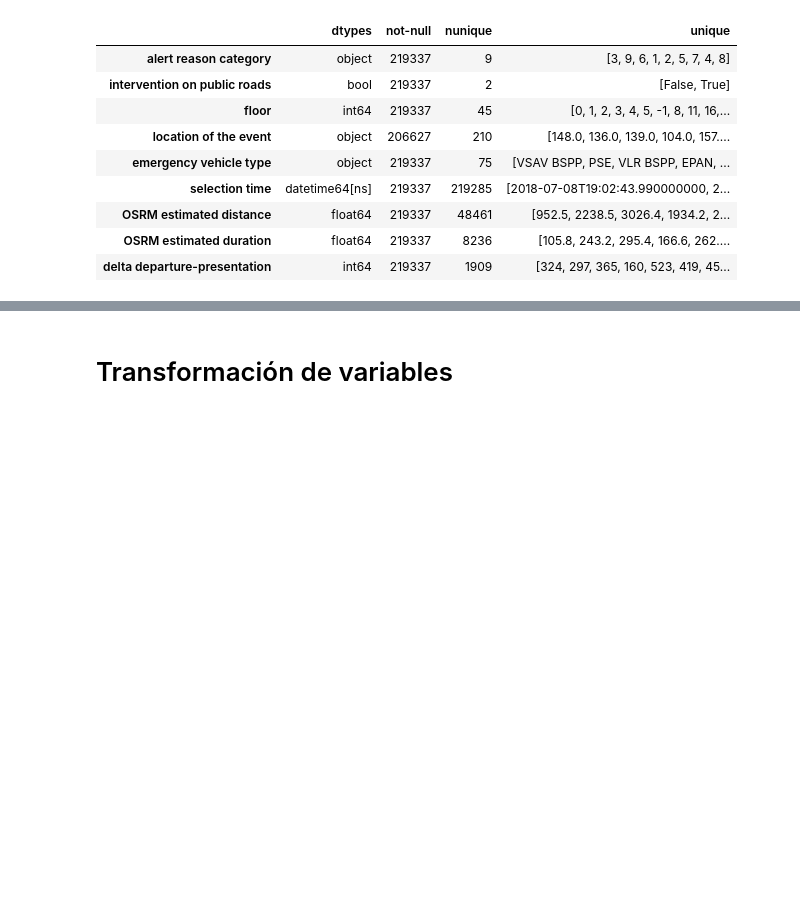
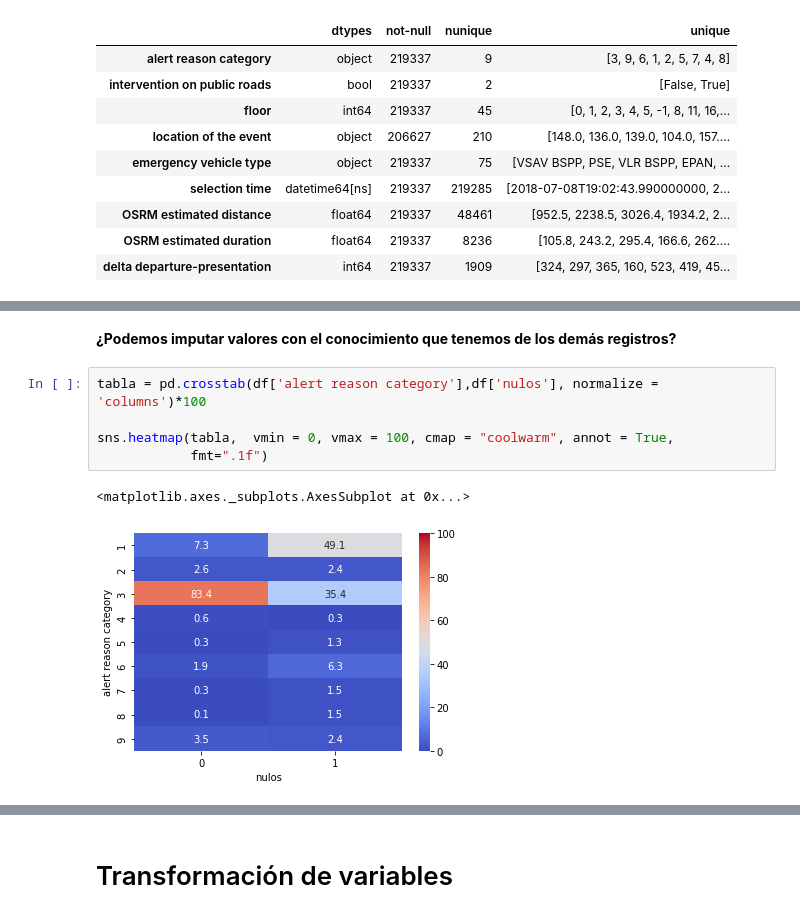
Before and after one commit to AnIsAsPe/Regresion-Robusta-para-estimar-tiempo-de-respuesta-de-un-servicio-de-emergencia, a Jupyter notebook: 1_Response_time_Paris_Fire_Brigade.ipynb, the cells around one changed output, grey strips where cells are left out. Cells and saved outputs as stored; diff of their text form; blank space fills up the shorter version.

```diff
--- a/1_Response_time_Paris_Fire_Brigade.ipynb
+++ b/1_Response_time_Paris_Fire_Brigade.ipynb
@@ -231,0 +291,10 @@ describe_datos(df)
+# %% [markdown]
+**¿Podemos imputar valores con el conocimiento que tenemos de los demás registros?**
+# %%
+tabla = pd.crosstab(df['alert reason category'],df['nulos'], normalize = 'columns')*100
+
+sns.heatmap(tabla,  vmin = 0, vmax = 100, cmap = "coolwarm", annot = True,
+            fmt=".1f")
+# %% [output]
+<matplotlib.axes._subplots.AxesSubplot at 0x...>
+[figure, added]
```
Also changed, not shown: parts of 69 cells of this notebook.
